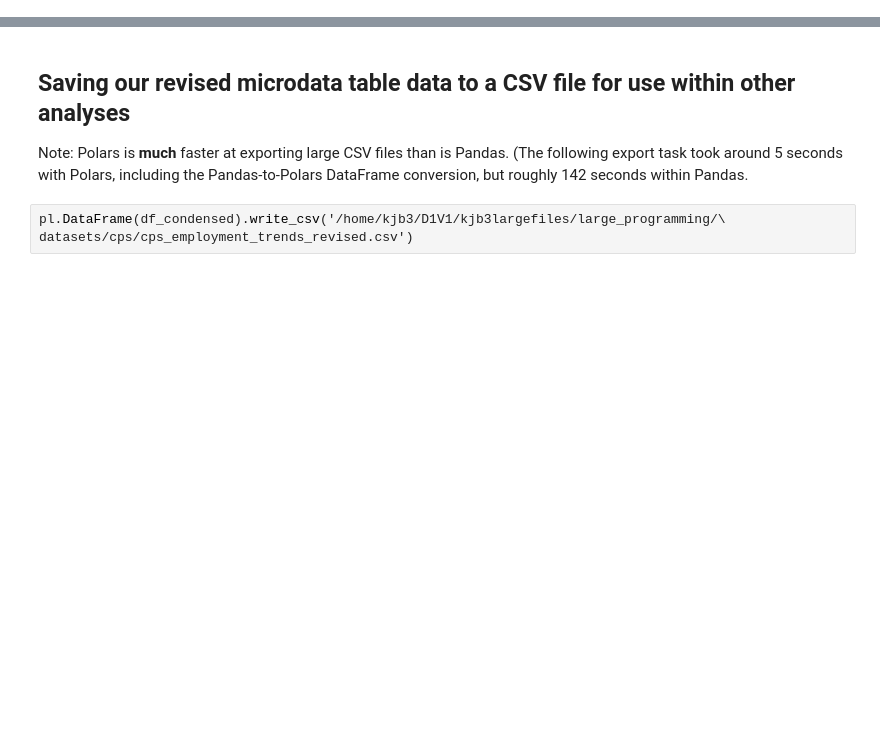
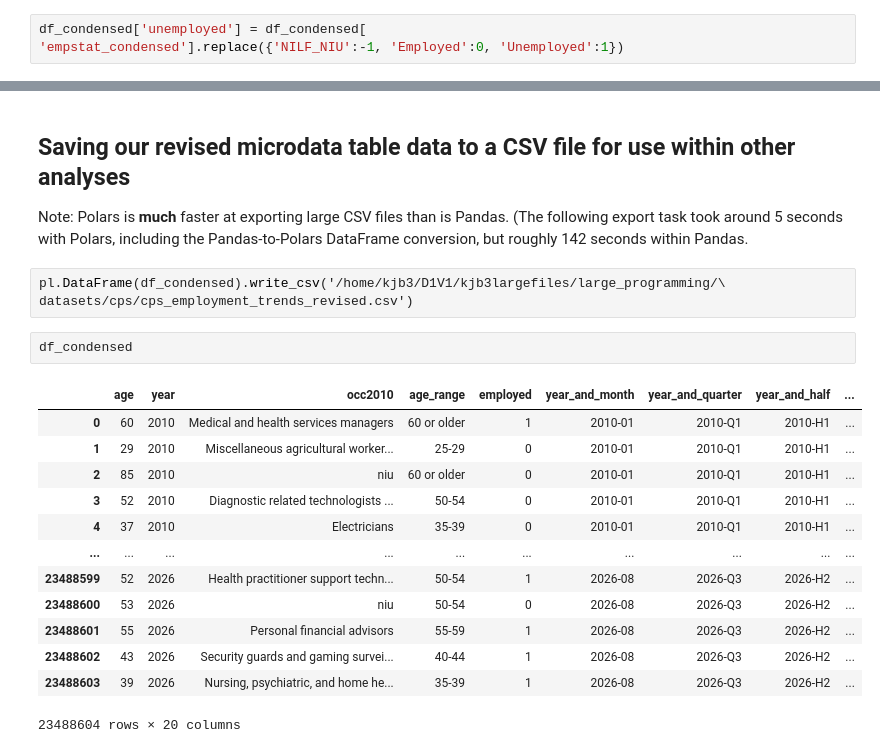
Before and after one commit to kburchfiel/employment_trends, a Jupyter notebook: employment_data_prep.ipynb, the cells around one changed output, grey strips where cells are left out. Drawn from its saved outputs; the diff is of its cells as text; blank space fills up the shorter version.

```diff
--- a/employment_data_prep.ipynb
+++ b/employment_data_prep.ipynb
@@ -1616,0 +1610,3 @@ df_ue_props.to_csv('Datasets/full_ue_props.csv', index = False)
+# %%
+df_condensed['unemployed'] = df_condensed[
+'empstat_condensed'].replace({'NILF_NIU':-1, 'Employed':0, 'Unemployed':1})
@@ -1621,6 +1633,22 @@ Note: Polars is **much** faster at exporting large CSV files than is Pandas. (Th
 # %%
 pl.DataFrame(df_condensed).write_csv('/home/kjb3/D1V1/kjb3largefiles/large_programming/\
 datasets/cps/cps_employment_trends_revised.csv')
+# %%
+df_condensed
+# %% [output]
+|  | age | year | occ2010 | age_range | employed | year_and_month | year_and_quarter | year_and_half | ... |
+| 0 | 60 | 2010 | Medical and health services managers | 60 or older | 1 | 2010-01 | 2010-Q1 | 2010-H1 | ... |
+| 1 | 29 | 2010 | Miscellaneous agricultural worker... | 25-29 | 0 | 2010-01 | 2010-Q1 | 2010-H1 | ... |
+| 2 | 85 | 2010 | niu | 60 or older | 0 | 2010-01 | 2010-Q1 | 2010-H1 | ... |
+| 3 | 52 | 2010 | Diagnostic related technologists ... | 50-54 | 0 | 2010-01 | 2010-Q1 | 2010-H1 | ... |
+| 4 | 37 | 2010 | Electricians | 35-39 | 0 | 2010-01 | 2010-Q1 | 2010-H1 | ... |
+| ... | ... | ... | ... | ... | ... | ... | ... | ... | ... |
+| 23488599 | 52 | 2026 | Health practitioner support techn... | 50-54 | 1 | 2026-08 | 2026-Q3 | 2026-H2 | ... |
+| 23488600 | 53 | 2026 | niu | 50-54 | 0 | 2026-08 | 2026-Q3 | 2026-H2 | ... |
+| 23488601 | 55 | 2026 | Personal financial advisors | 55-59 | 1 | 2026-08 | 2026-Q3 | 2026-H2 | ... |
+| 23488602 | 43 | 2026 | Security guards and gaming survei... | 40-44 | 1 | 2026-08 | 2026-Q3 | 2026-H2 | ... |
+| 23488603 | 39 | 2026 | Nursing, psychiatric, and home he... | 35-39 | 1 | 2026-08 | 2026-Q3 | 2026-H2 | ... |
+23488604 rows × 20 columns
 # %%
 end_time = time.time()
 print(f"{datetime.now().isoformat(sep = ' ',
```
Also changed, not shown: parts of 12 cells of this notebook, 25 other files.
